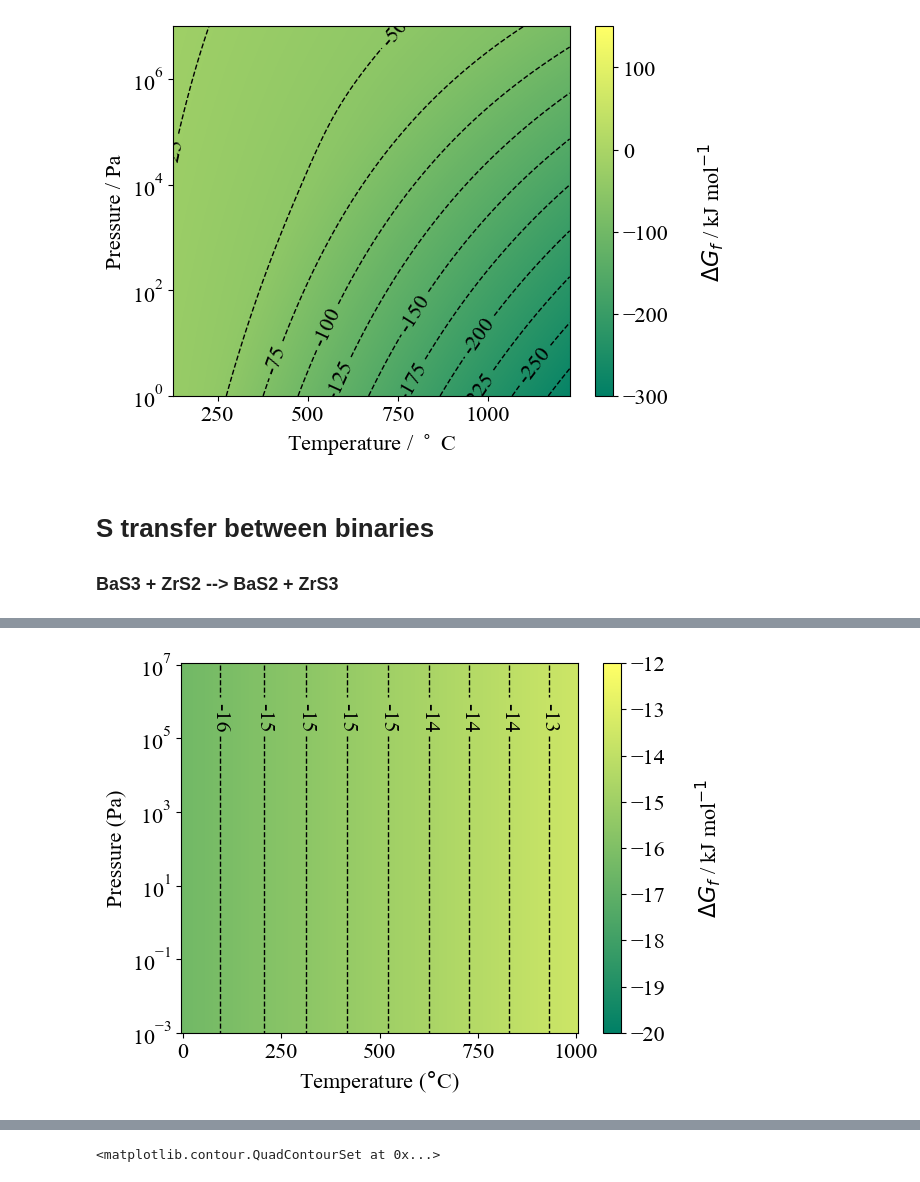
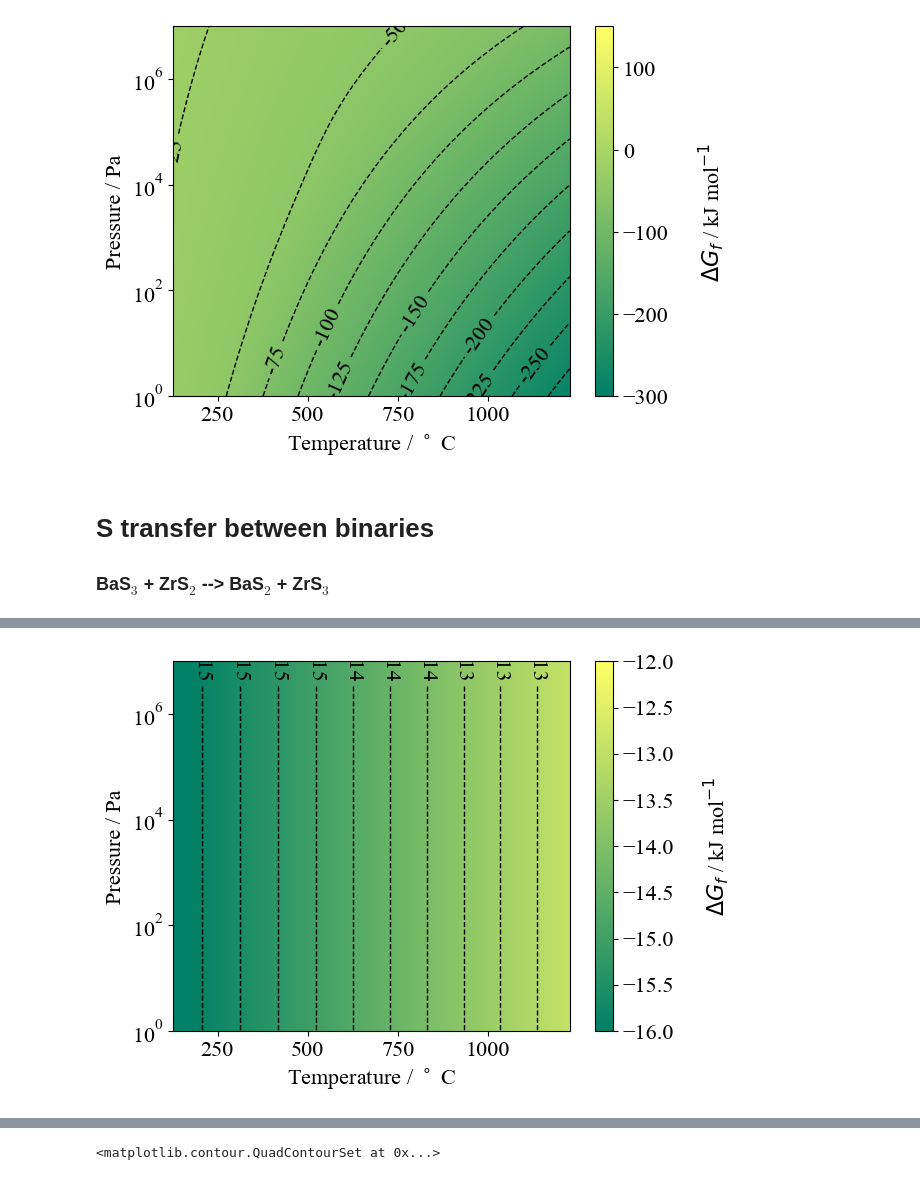
Before and after one commit to NU-CEM/2023_BaZrS3_Thermodynamic_Model, a Jupyter notebook: thermodynamic_analysis.ipynb, the cells around one changed output, grey strips where cells are left out. Cells and saved outputs as stored; diff of their text form; code cells hidden in the pictures.

```diff
--- a/thermodynamic_analysis.ipynb
+++ b/thermodynamic_analysis.ipynb
@@ -337,9 +340,9 @@ GFE.plot_TvsP(scale_range=[-300,150],T_units="C")
 [figure]
 # %% [markdown]
 # S transfer between binaries
-### BaS3 + ZrS2 --> BaS2 + ZrS3
+### BaS$_3$ + ZrS$_2$ --> BaS$_2$ + ZrS$_3$
 # %%
 bulk_reaction = reactions.Reaction({BaS3_P4:1,ZrS2:1},{BaS2:1,ZrS3_P2:1},temperature=T, pressure=P, fu=1)
-GFE_4310 = bulk_reaction.Dmu(units="kJ",xc='scan')
-GFE_4310.plot_TvsP(scale_range=[-20,-12],filename='BaS3-ZrS2.svg',T_units="C")
+GFE = bulk_reaction.Dmu(units="kJ",xc='scan')
+GFE.plot_TvsP(scale_range=[-16,-12],T_units="C")
 # %% [output]
@@ -346 +350 @@ GFE_4310.plot_TvsP(scale_range=[-20,-12],filename='BaS3-ZrS2.svg',T_units="C")
-[figure, old version]
+[figure, new version]
```
Also changed, not shown: parts of 67 cells of this notebook.
